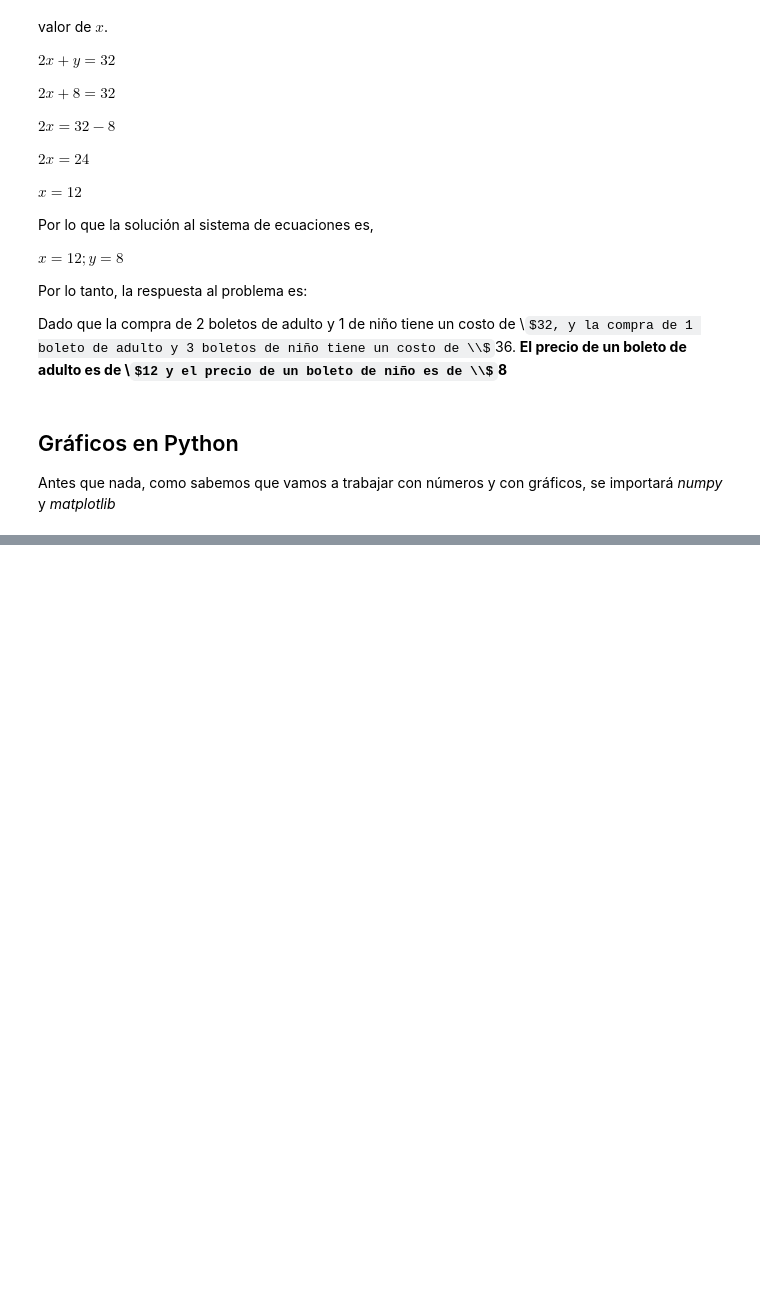
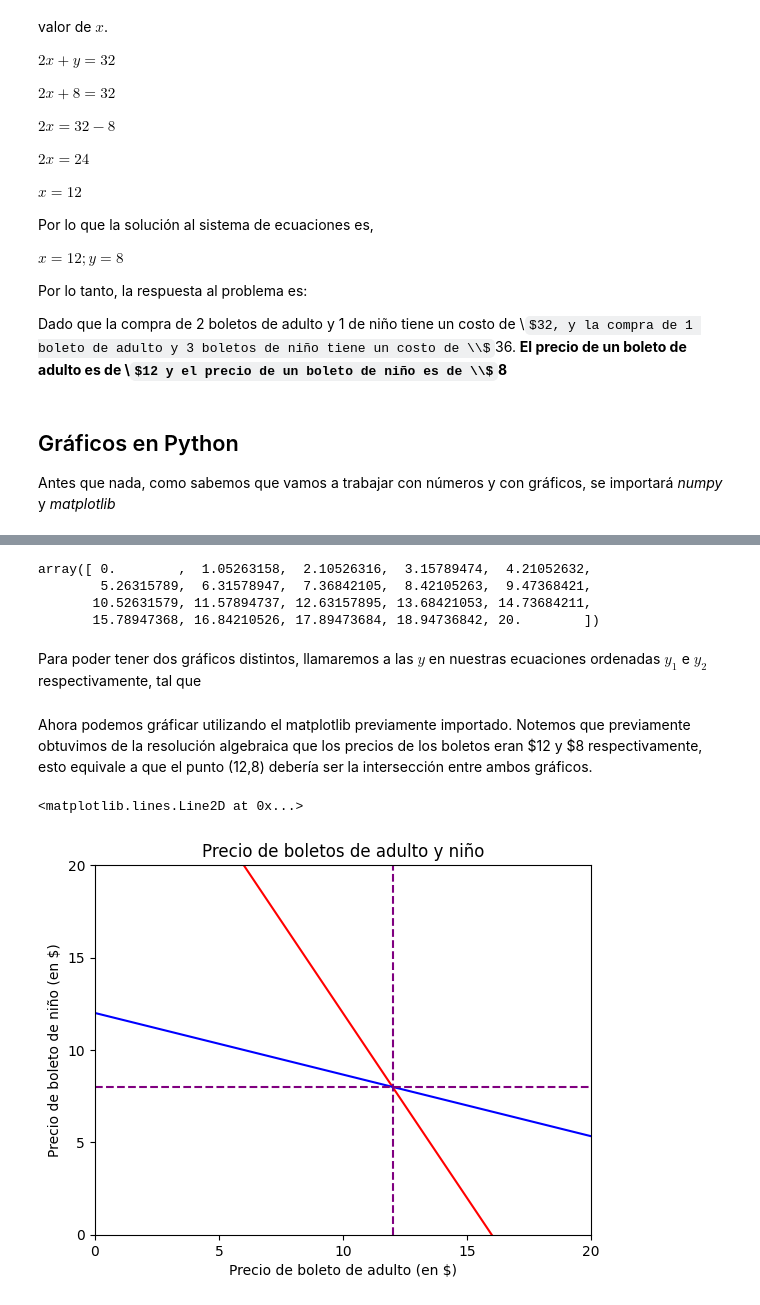
Before and after one commit to boredanon/machine-learning2023-2, a Jupyter notebook: tarea_algebra_jose_del_solar.ipynb, the cells around one changed output, grey strips where cells are left out. Drawn from its saved outputs; the diff is of its cells as text; code cells hidden in the pictures; some formulas as TeX source; blank space fills up the shorter version.

```diff
--- a/tarea_algebra_jose_del_solar.ipynb
+++ b/tarea_algebra_jose_del_solar.ipynb
@@ -86,0 +111,35 @@ import matplotlib.pyplot as plt
+# %%
+x = np.linspace(0, 20, 20)
+x
+# %% [output]
+array([ 0.        ,  1.05263158,  2.10526316,  3.15789474,  4.21052632,
+        5.26315789,  6.31578947,  7.36842105,  8.42105263,  9.47368421,
+       10.52631579, 11.57894737, 12.63157895, 13.68421053, 14.73684211,
+       15.78947368, 16.84210526, 17.89473684, 18.94736842, 20.        ])
+# %% [markdown]
+Para poder tener dos gráficos distintos, llamaremos a las $y$ en nuestras ecuaciones ordenadas $y_1$ e $y_2$ respectivamente, tal que
+# %%
+y_1 = 32 - 2*x
+y_2 = 12 - (1/3)*x
+# %% [markdown]
+Ahora podemos gráficar utilizando el matplotlib previamente importado.
+Notemos que previamente obtuvimos de la resolución algebraica que los precios de los boletos eran \$12 y \$8 respectivamente, esto equivale a que el punto (12,8) debería ser la intersección entre ambos gráficos.
+# %%
+fig, ax = plt.subplots()
+plt.title("Precio de boletos de adulto y niño")
+plt.xlabel("Precio de boleto de adulto (en $)")
+plt.ylabel("Precio de boleto de niño (en $)")
+
+plt.locator_params(axis="both", integer=True, tight=True)
+
+ax.set_xlim([0, 20])
+ax.set_ylim([0, 20])
+
+ax.plot(x, y_1, c='red')
+ax.plot(x, y_2, c='blue')
+
+plt.axvline(x=12, color='purple', linestyle='--')
+plt.axhline(y=8, color='purple', linestyle='--')
+# %% [output]
+<matplotlib.lines.Line2D at 0x...>
+[figure, added]
```
Also changed, not shown: parts of 2 cells of this notebook.
